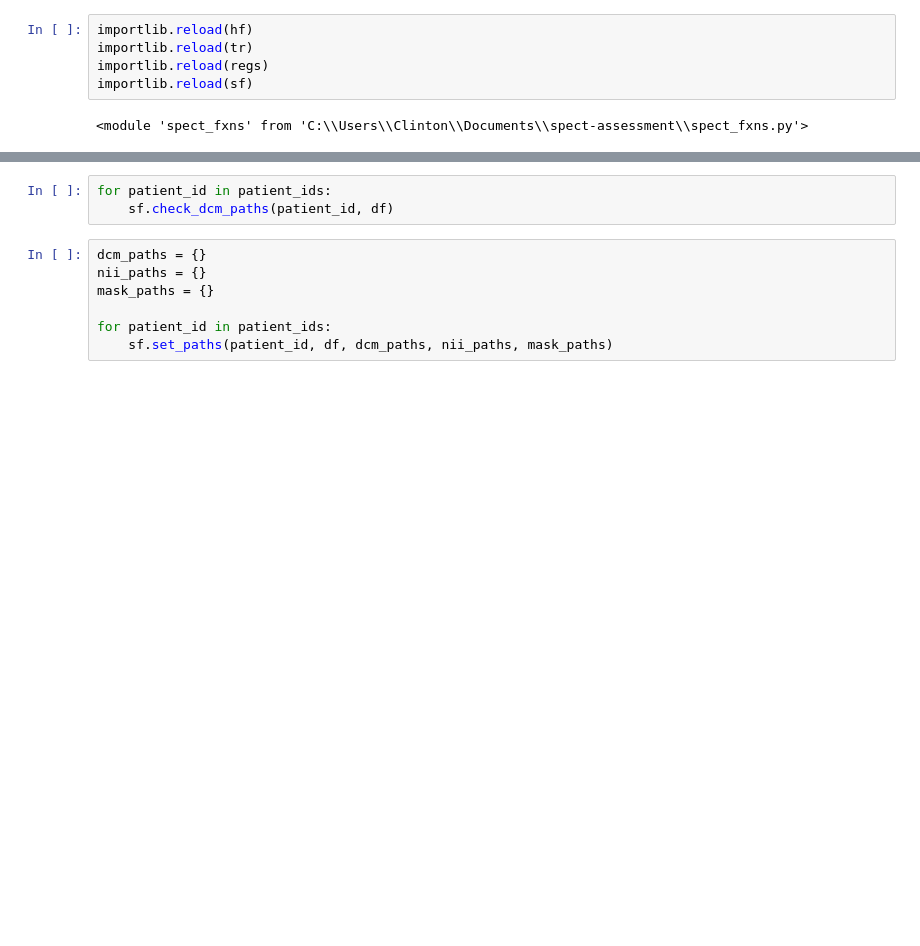
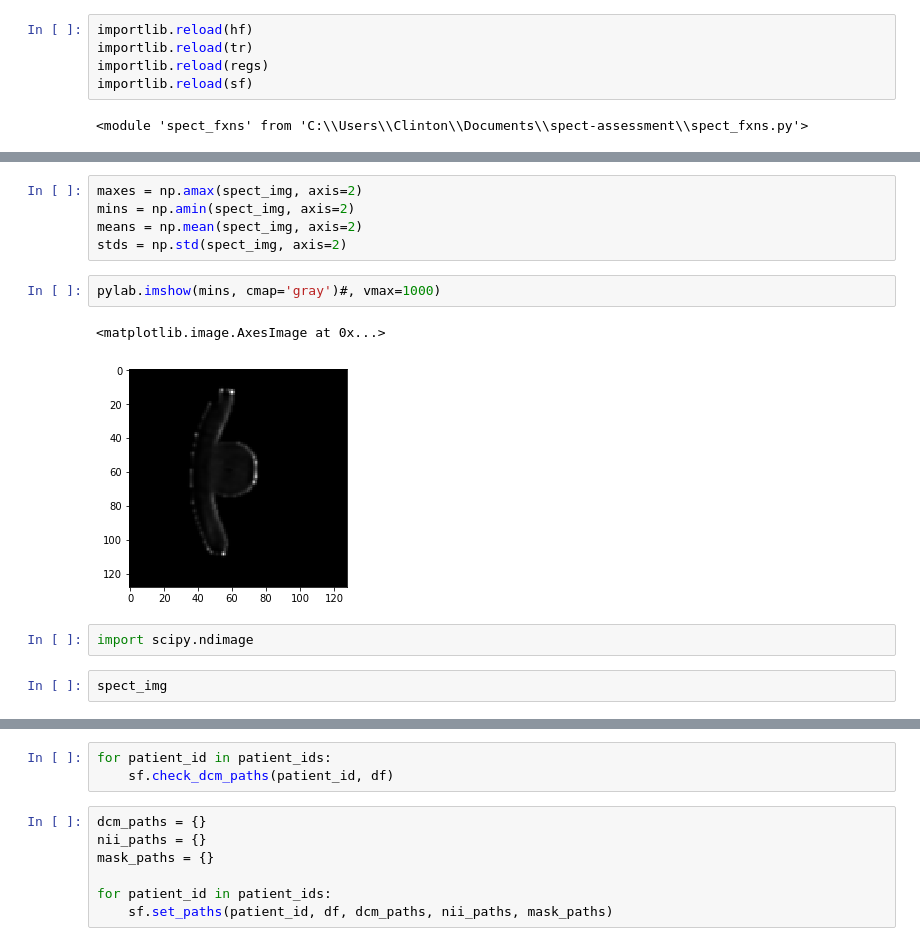
Before and after one commit to clintonjwang/cancer-staging, a Jupyter notebook: main.ipynb, the cells around one changed output, grey strips where cells are left out. Saved outputs shown, nothing was run; the diff lists cells and outputs as text; blank space fills up the shorter version.

```diff
--- a/main.ipynb
+++ b/main.ipynb
@@ -122,0 +34,14 @@ patient_ids = df.index.values
+# %%
+maxes = np.amax(spect_img, axis=2)
+mins = np.amin(spect_img, axis=2)
+means = np.mean(spect_img, axis=2)
+stds = np.std(spect_img, axis=2)
+# %%
+pylab.imshow(mins, cmap='gray')#, vmax=1000)
+# %% [output]
+<matplotlib.image.AxesImage at 0x...>
+[figure, added]
+# %%
+import scipy.ndimage
+# %%
+spect_img
```
Also changed, not shown: parts of 38 cells of this notebook.
